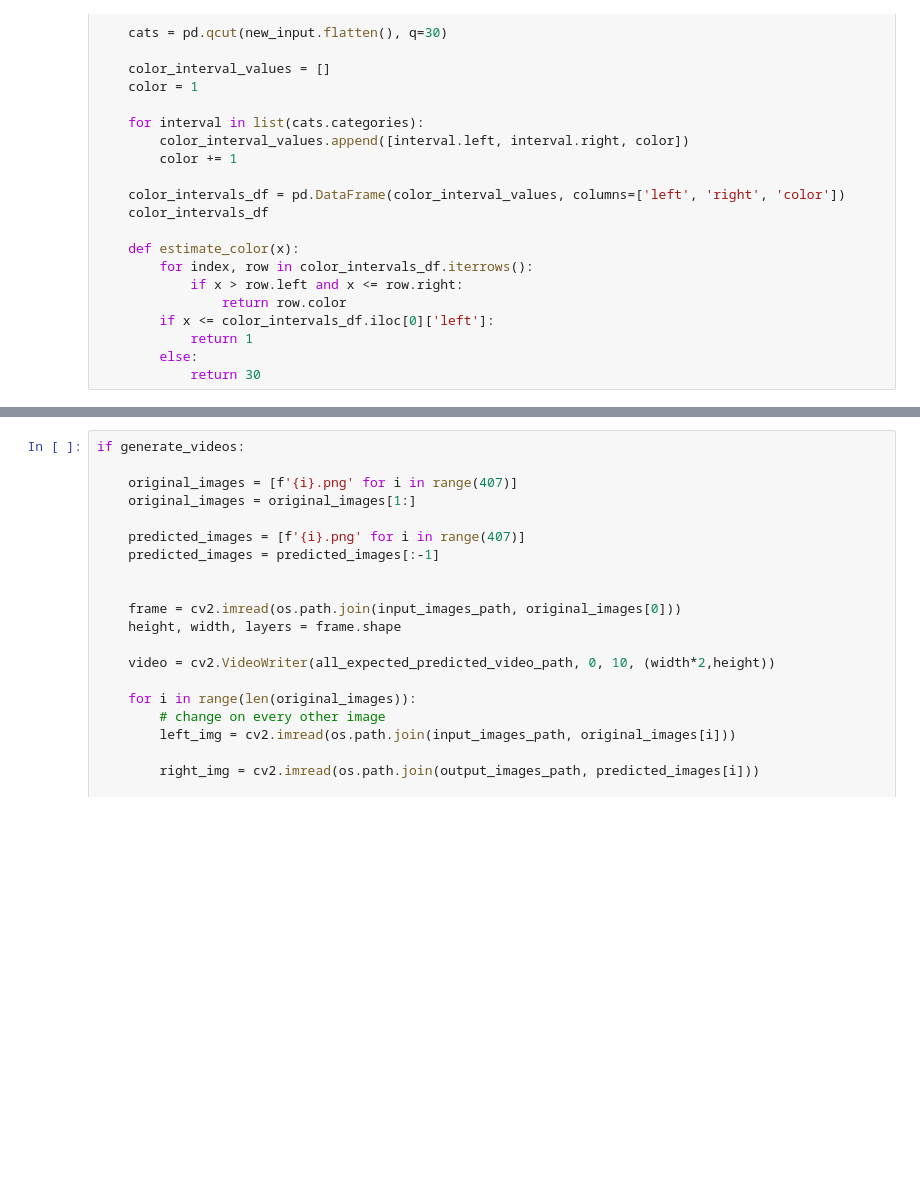
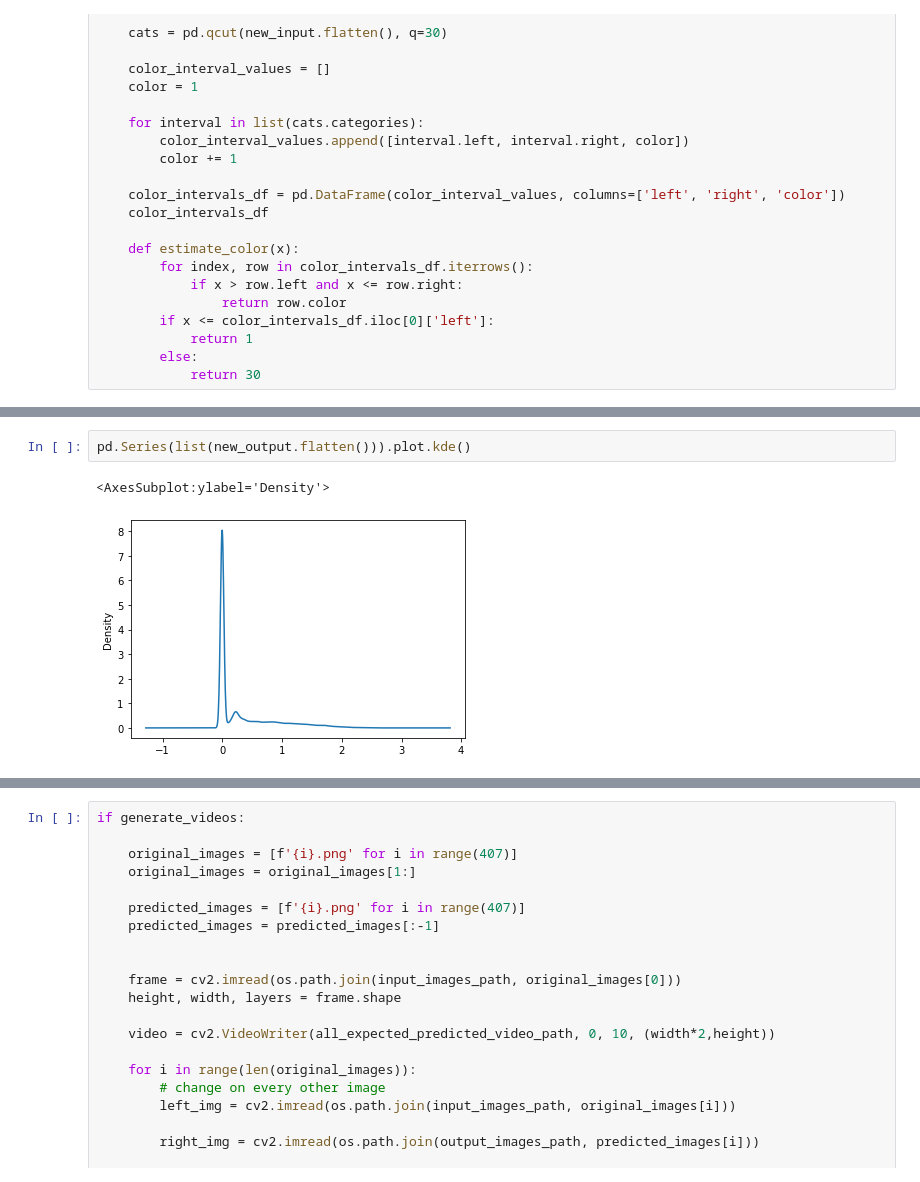
Before and after one commit to nyu-ds-2019/numerical-relativity-interpolation, a Jupyter notebook: dev/2d_video_generator/video_generator-Copy1.ipynb, the cells around one changed output, grey strips where cells are left out. Cells and saved outputs as stored; diff of their text form; blank space fills up the shorter version.

```diff
--- a/dev/2d_video_generator/video_generator-Copy1.ipynb
+++ b/dev/2d_video_generator/video_generator-Copy1.ipynb
@@ -150,0 +173,5 @@ if generate_input_images:
+# %%
+pd.Series(list(new_output.flatten())).plot.kde()
+# %% [output]
+<AxesSubplot:ylabel='Density'>
+[figure, added]
```
Also changed, not shown: parts of 10 cells of this notebook, 5 other files.
